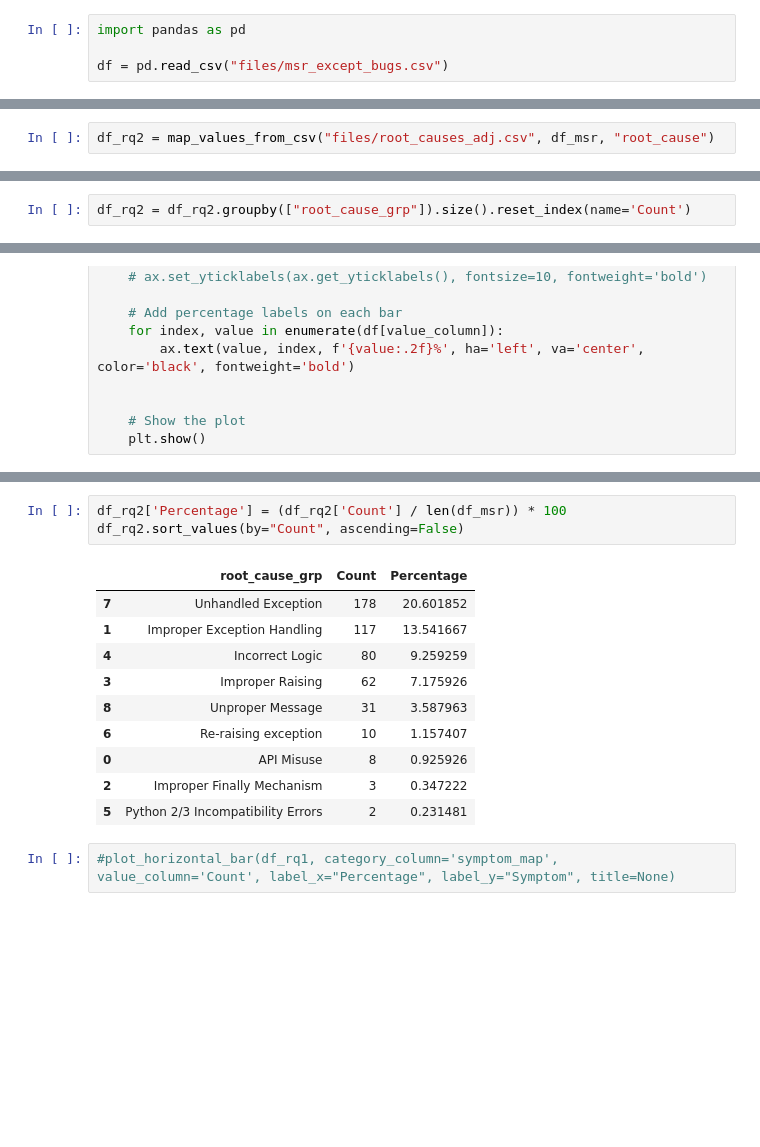
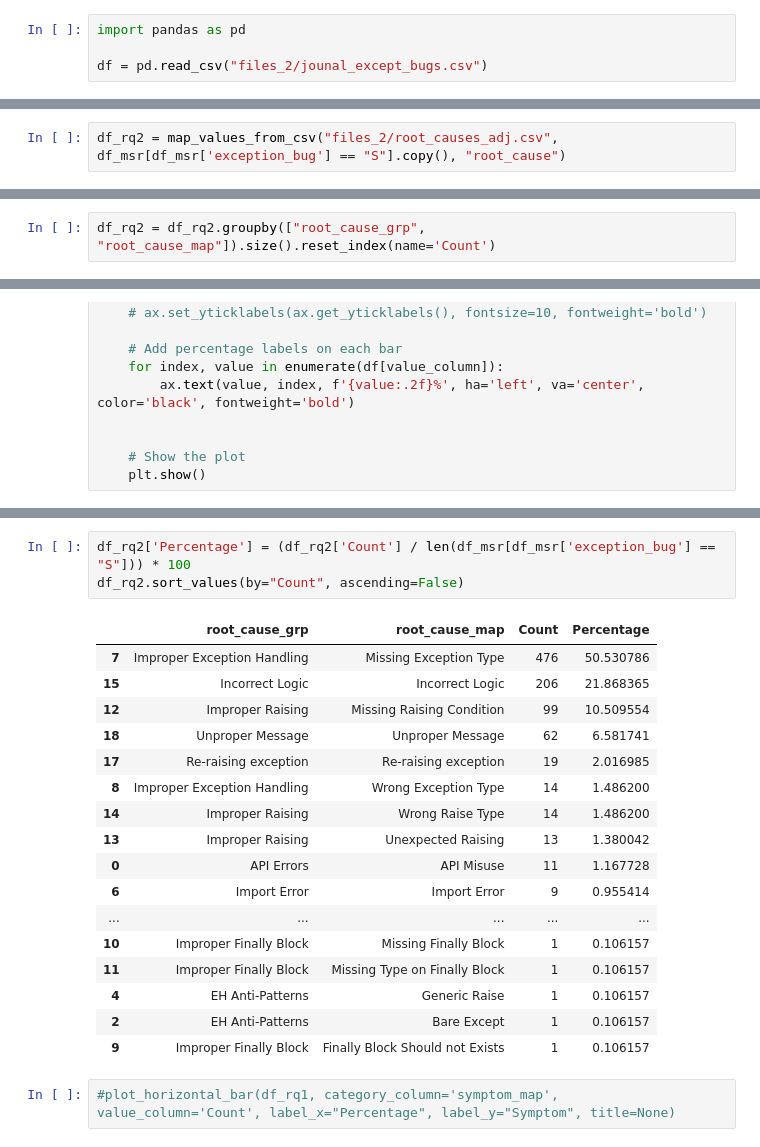
Before and after one commit to r4phael/exception-miner, a Jupyter notebook: notebooks/msr_analysis.ipynb, the cells around one changed output, grey strips where cells are left out. Saved outputs shown, nothing was run; the diff lists cells and outputs as text; blank space fills up the shorter version.

```diff
--- a/notebooks/msr_analysis.ipynb
+++ b/notebooks/msr_analysis.ipynb
@@ -3,7 +3,7 @@
 # %%
 import pandas as pd
 
-df = pd.read_csv("files/msr_except_bugs.csv")
+df = pd.read_csv("files_2/jounal_except_bugs.csv")
 # %%
 df.shape
 # %% [output]
@@ -184,5 +203,5 @@ df_msr.loc[:, ['root_cause','root_cause_adj']].drop_duplicates().to_csv("files/r
 # %%
-df_rq2 = map_values_from_csv("files/root_causes_adj.csv", df_msr, "root_cause")
+df_rq2 = map_values_from_csv("files_2/root_causes_adj.csv", df_msr[df_msr['exception_bug'] == "S"].copy(), "root_cause")
 # %%
 df_rq2.head(5)
 # %% [output]
@@ -197,5 +216,5 @@ df_rq2.head(5)
 # %%
-df_rq2 = df_rq2.groupby(["root_cause_grp"]).size().reset_index(name='Count')
+df_rq2 = df_rq2.groupby(["root_cause_grp", "root_cause_map"]).size().reset_index(name='Count')
 # %%
 import seaborn as sns
 import matplotlib.pyplot as plt
@@ -248,17 +274,24 @@ df_rq2
 # %%
-df_rq2['Percentage'] = (df_rq2['Count'] / len(df_msr)) * 100
+df_rq2['Percentage'] = (df_rq2['Count'] / len(df_msr[df_msr['exception_bug'] == "S"])) * 100
 df_rq2.sort_values(by="Count", ascending=False)
 # %% [output]
-|  | root_cause_grp | Count | Percentage |
-| 7 | Unhandled Exception | 178 | 20.601852 |
-| 1 | Improper Exception Handling | 117 | 13.541667 |
-| 4 | Incorrect Logic | 80 | 9.259259 |
-| 3 | Improper Raising | 62 | 7.175926 |
-| 8 | Unproper Message | 31 | 3.587963 |
-| 6 | Re-raising exception | 10 | 1.157407 |
-| 0 | API Misuse | 8 | 0.925926 |
-| 2 | Improper Finally Mechanism | 3 | 0.347222 |
-| 5 | Python 2/3 Incompatibility Errors | 2 | 0.231481 |
+|  | root_cause_grp | root_cause_map | Count | Percentage |
+| 7 | Improper Exception Handling | Missing Exception Type | 476 | 50.530786 |
+| 15 | Incorrect Logic | Incorrect Logic | 206 | 21.868365 |
+| 12 | Improper Raising | Missing Raising Condition | 99 | 10.509554 |
+| 18 | Unproper Message | Unproper Message | 62 | 6.581741 |
+| 17 | Re-raising exception | Re-raising exception | 19 | 2.016985 |
+| 8 | Improper Exception Handling | Wrong Exception Type | 14 | 1.486200 |
+| 14 | Improper Raising | Wrong Raise Type | 14 | 1.486200 |
+| 13 | Improper Raising | Unexpected Raising | 13 | 1.380042 |
+| 0 | API Errors | API Misuse | 11 | 1.167728 |
+| 6 | Import Error | Import Error | 9 | 0.955414 |
+| ... | ... | ... | ... | ... |
+| 10 | Improper Finally Block | Missing Finally Block | 1 | 0.106157 |
+| 11 | Improper Finally Block | Missing Type on Finally Block | 1 | 0.106157 |
+| 4 | EH Anti-Patterns | Generic Raise | 1 | 0.106157 |
+| 2 | EH Anti-Patterns | Bare Except | 1 | 0.106157 |
+| 9 | Improper Finally Block | Finally Block Should not Exists | 1 | 0.106157 |
 # %%
 #plot_horizontal_bar(df_rq1, category_column='symptom_map', value_column='Count', label_x="Percentage", label_y="Symptom", title=None)
 # %%
```
Also changed, not shown: parts of 41 cells of this notebook, 13 other files.
